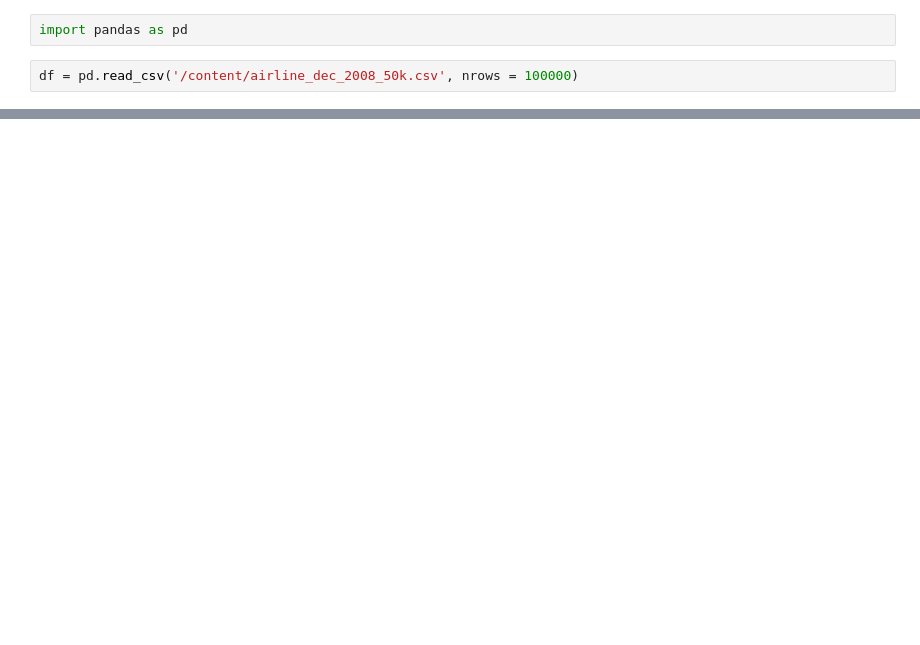
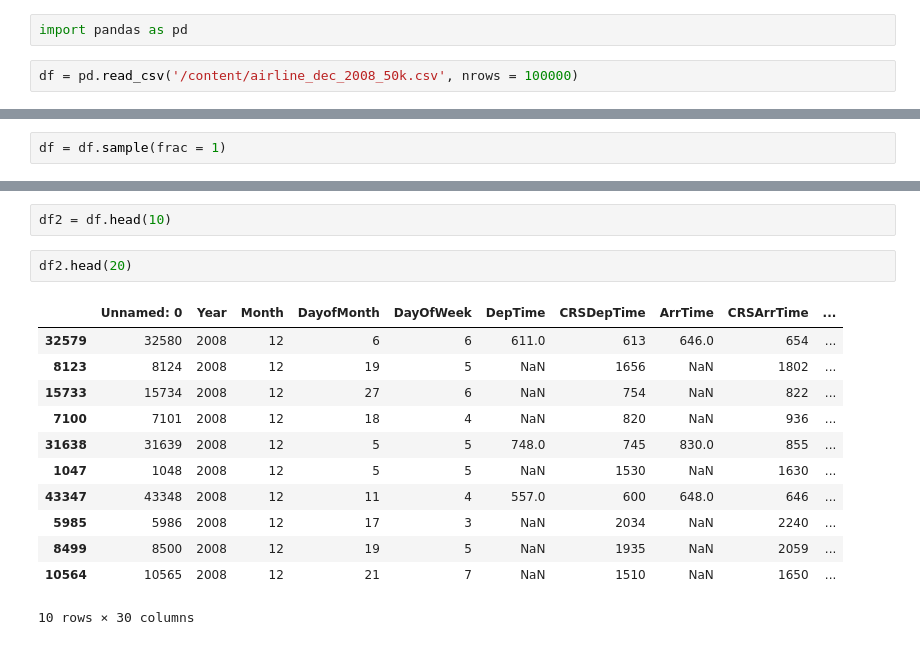
Before and after one commit to luisosmx/Python-for-data-science-and-big-data-essential, a Jupyter notebook: Introduccion_a_Pandas.ipynb, the cells around one changed output, grey strips where cells are left out. Saved outputs shown, nothing was run; the diff lists cells and outputs as text; blank space fills up the shorter version.

```diff
--- a/Introduccion_a_Pandas.ipynb
+++ b/Introduccion_a_Pandas.ipynb
@@ -16,0 +32,2 @@ df.head()
+# %%
+df = df.sample(frac = 1)
@@ -16,0 +89,17 @@ df.head()
+# %%
+df2 = df.head(10)
+# %%
+df2.head(20)
+# %% [output]
+|  | Unnamed: 0 | Year | Month | DayofMonth | DayOfWeek | DepTime | CRSDepTime | ArrTime | CRSArrTime | ... |
+| 32579 | 32580 | 2008 | 12 | 6 | 6 | 611.0 | 613 | 646.0 | 654 | ... |
+| 8123 | 8124 | 2008 | 12 | 19 | 5 | NaN | 1656 | NaN | 1802 | ... |
+| 15733 | 15734 | 2008 | 12 | 27 | 6 | NaN | 754 | NaN | 822 | ... |
+| 7100 | 7101 | 2008 | 12 | 18 | 4 | NaN | 820 | NaN | 936 | ... |
+| 31638 | 31639 | 2008 | 12 | 5 | 5 | 748.0 | 745 | 830.0 | 855 | ... |
+| 1047 | 1048 | 2008 | 12 | 5 | 5 | NaN | 1530 | NaN | 1630 | ... |
+| 43347 | 43348 | 2008 | 12 | 11 | 4 | 557.0 | 600 | 648.0 | 646 | ... |
+| 5985 | 5986 | 2008 | 12 | 17 | 3 | NaN | 2034 | NaN | 2240 | ... |
+| 8499 | 8500 | 2008 | 12 | 19 | 5 | NaN | 1935 | NaN | 2059 | ... |
+| 10564 | 10565 | 2008 | 12 | 21 | 7 | NaN | 1510 | NaN | 1650 | ... |
+10 rows × 30 columns
```
Also changed, not shown: parts of 6 cells of this notebook.
